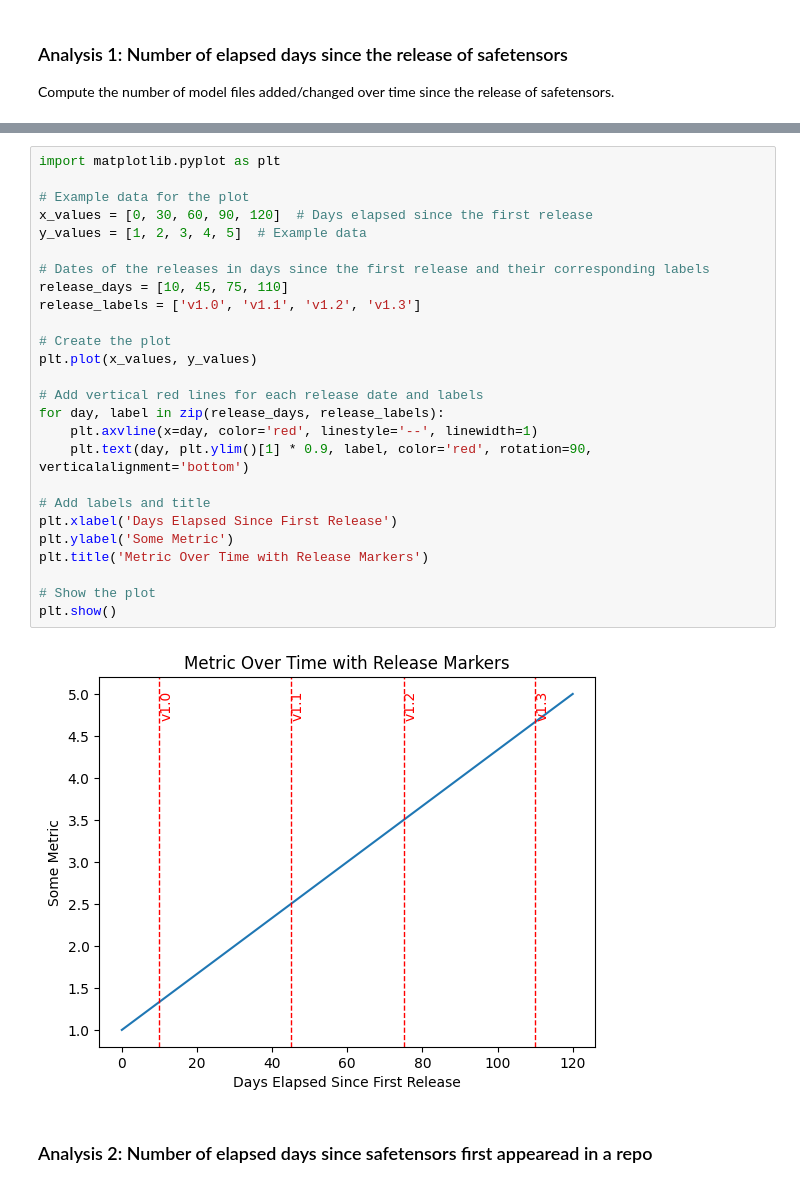
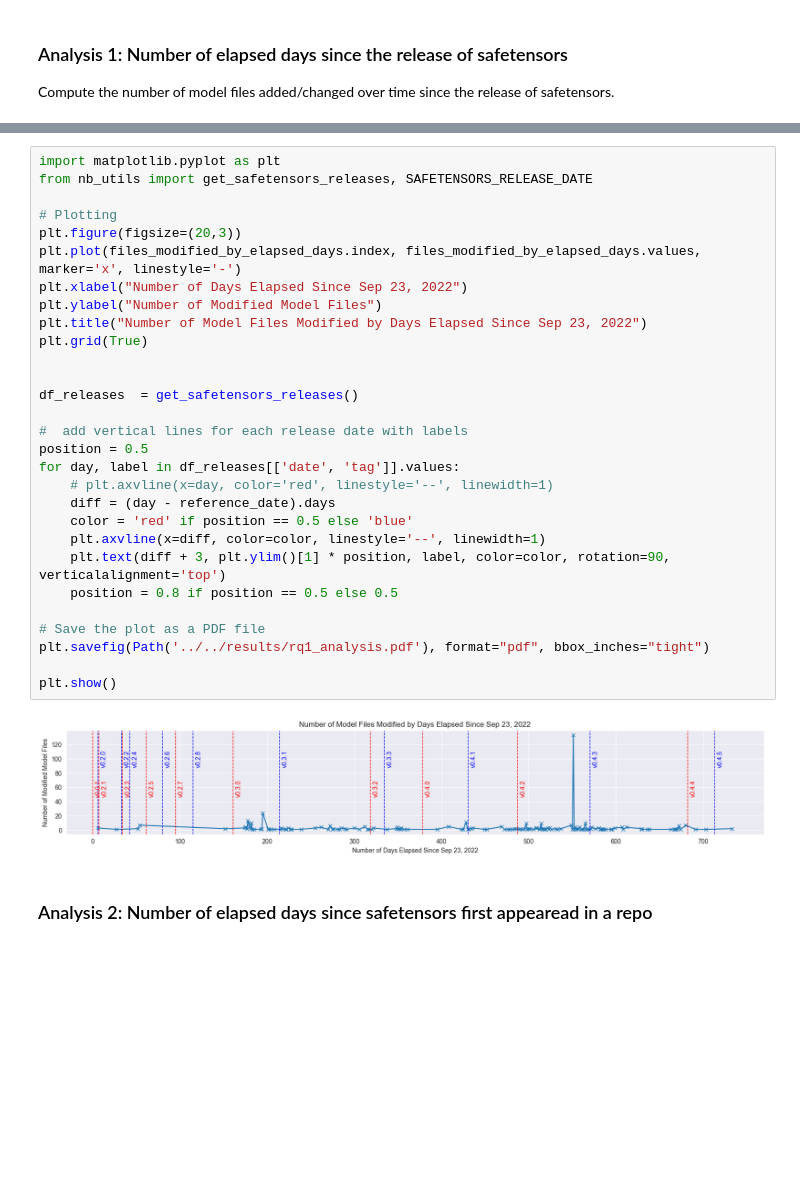
Before and after one commit to s2e-lab/model-evolution, a Jupyter notebook: scripts/notebooks/rq1_analysis.ipynb, the cells around one changed output, grey strips where cells are left out. Saved outputs shown, nothing was run; the diff lists cells and outputs as text; blank space fills up the shorter version.

```diff
--- a/scripts/notebooks/rq1_analysis.ipynb
+++ b/scripts/notebooks/rq1_analysis.ipynb
@@ -83,31 +51,34 @@ plt.show()
-# %%
-import matplotlib.pyplot as plt
-
-# Example data for the plot
-x_values = [0, 30, 60, 90, 120]  # Days elapsed since the first release
-y_values = [1, 2, 3, 4, 5]  # Example data
-
-# Dates of the releases in days since the first release and their corresponding labels
-release_days = [10, 45, 75, 110]
-release_labels = ['v1.0', 'v1.1', 'v1.2', 'v1.3']
-
-# Create the plot
-plt.plot(x_values, y_values)
-
-# Add vertical red lines for each release date and labels
-for day, label in zip(release_days, release_labels):
-    plt.axvline(x=day, color='red', linestyle='--', linewidth=1)
-    plt.text(day, plt.ylim()[1] * 0.9, label, color='red', rotation=90, verticalalignment='bottom')
-
-# Add labels and title
-plt.xlabel('Days Elapsed Since First Release')
-plt.ylabel('Some Metric')
-plt.title('Metric Over Time with Release Markers')
-
-# Show the plot
-plt.show()
-# %% [output]
-[figure, removed]
+# %%
+import matplotlib.pyplot as plt
+from nb_utils import get_safetensors_releases, SAFETENSORS_RELEASE_DATE
+
+# Plotting
+plt.figure(figsize=(20,3))
+plt.plot(files_modified_by_elapsed_days.index, files_modified_by_elapsed_days.values, marker='x', linestyle='-')
+plt.xlabel("Number of Days Elapsed Since Sep 23, 2022")
+plt.ylabel("Number of Modified Model Files")
+plt.title("Number of Model Files Modified by Days Elapsed Since Sep 23, 2022")
+plt.grid(True)
+
+
+df_releases  = get_safetensors_releases()
+
+#  add vertical lines for each release date with labels
+position = 0.5
+for day, label in df_releases[['date', 'tag']].values:
+    # plt.axvline(x=day, color='red', linestyle='--', linewidth=1)
+    diff = (day - reference_date).days
+    color = 'red' if position == 0.5 else 'blue'
+    plt.axvline(x=diff, color=color, linestyle='--', linewidth=1)
+    plt.text(diff + 3, plt.ylim()[1] * position, label, color=color, rotation=90, verticalalignment='top')
+    position = 0.8 if position == 0.5 else 0.5
+
+# Save the plot as a PDF file
+plt.savefig(Path('../../results/rq1_analysis.pdf'), format="pdf", bbox_inches="tight")
+
+plt.show()
+# %% [output]
+[figure, added]
 # %% [markdown]
 ### Analysis 2: Number of elapsed days since safetensors first appearead in a repo
 # %%
```
Also changed, not shown: parts of 6 cells of this notebook, 2 other files.
